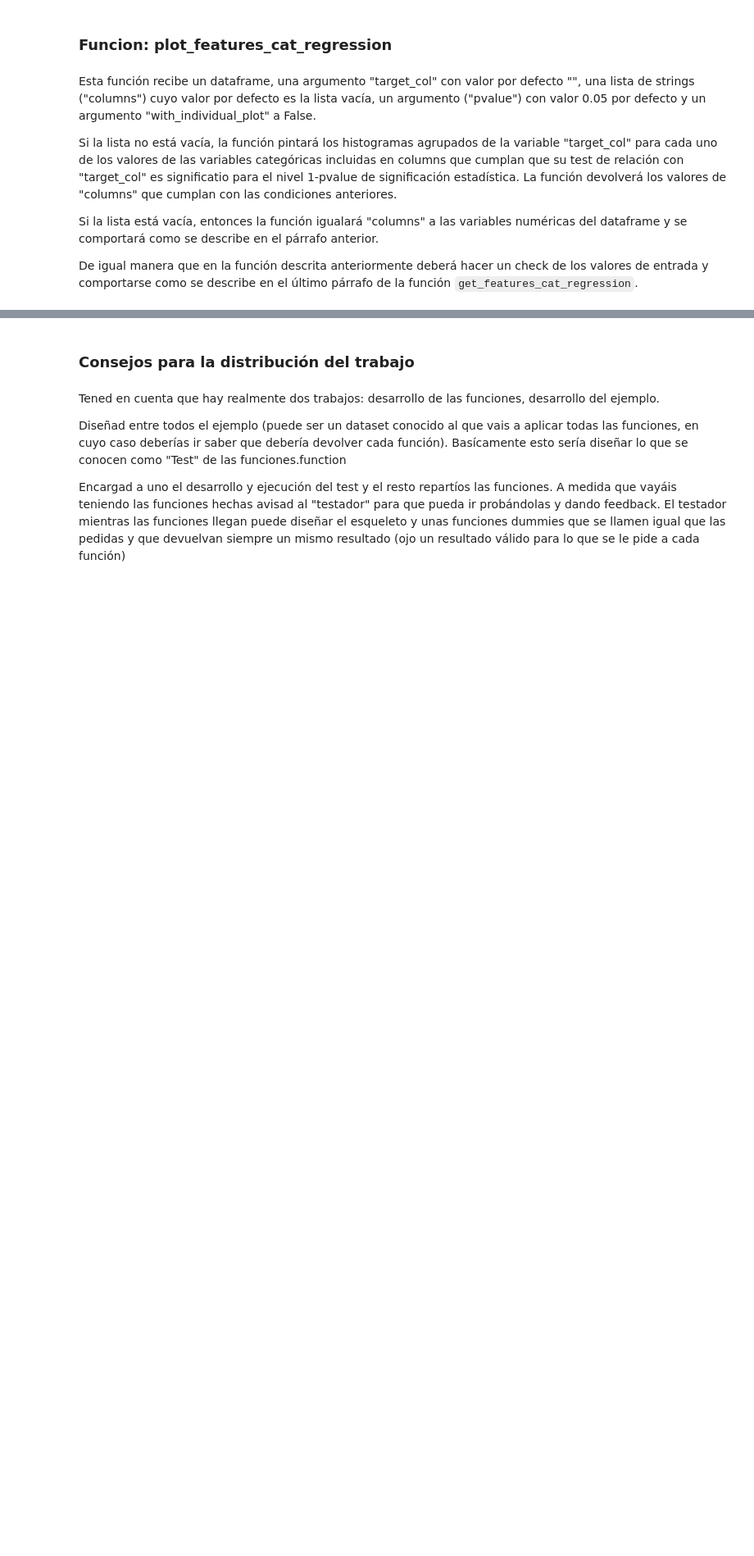
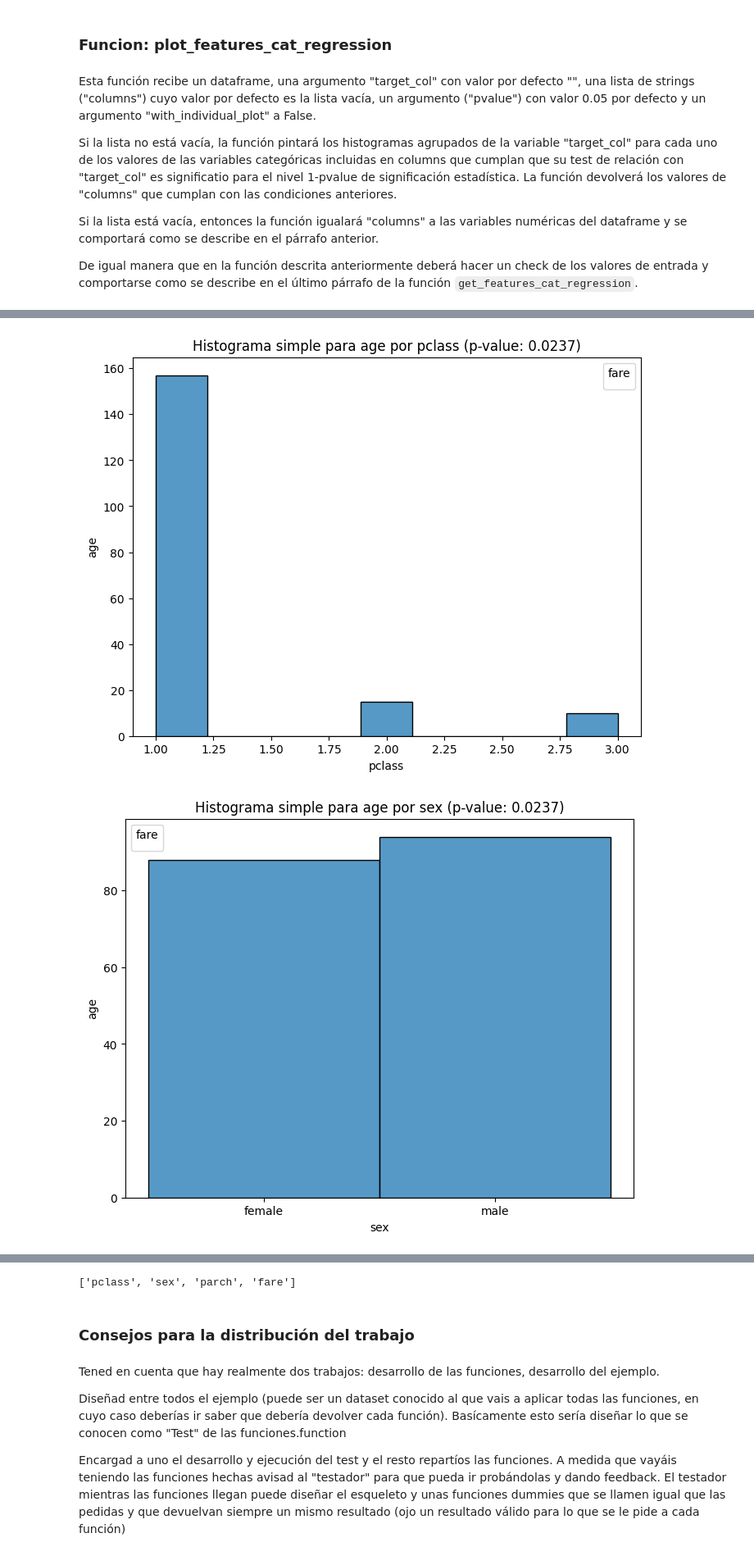
Before and after one commit to 94gema/TOOLBOX_THEBRIDGE, a Jupyter notebook: Team_Challenge_ToolBox_Iv2 (2).ipynb, the cells around one changed output, grey strips where cells are left out. Shown at 82% size. Cells and saved outputs as stored; diff of their text form; code cells hidden in the pictures; blank space fills up the shorter version.

```diff
--- a/Team_Challenge_ToolBox_Iv2 (2).ipynb
+++ b/Team_Challenge_ToolBox_Iv2 (2).ipynb
@@ -591,0 +579,5 @@ Feature ['age', 'fare']
+# %%
+plot_features_cat_regression(df, target_col="age", columns=['pclass', 'sex', 'sibsp', 'parch', 'fare'])
+# %% [output]
+[figure, added]
+[figure, added]
@@ -592,3 +586,4 @@ Feature ['age', 'fare']
+['pclass', 'sex', 'parch', 'fare']
 # %% [markdown]
 ### Consejos para la distribución del trabajo
 # %% [markdown]
```
Also changed, not shown: parts of 12 cells of this notebook.
